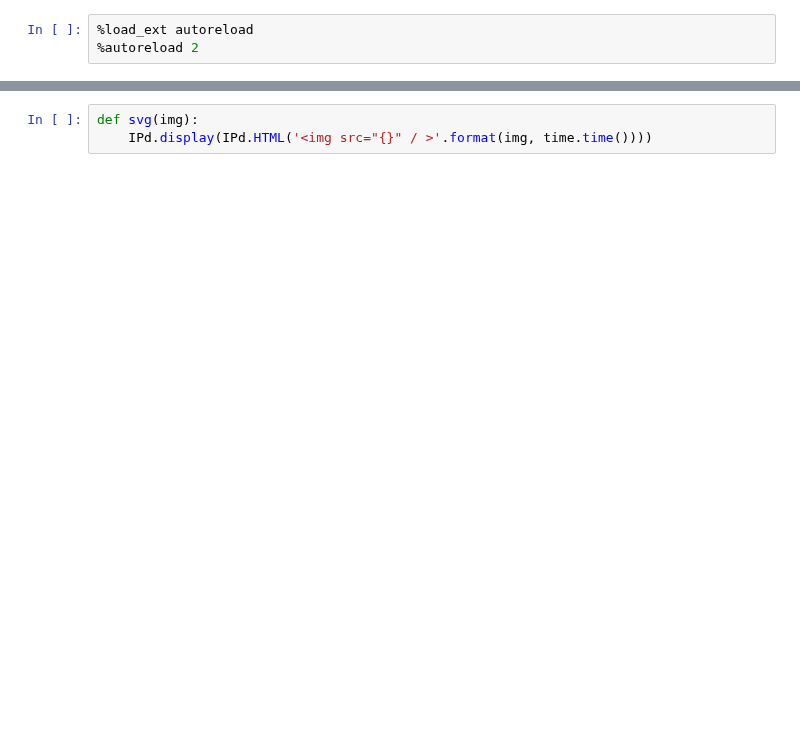
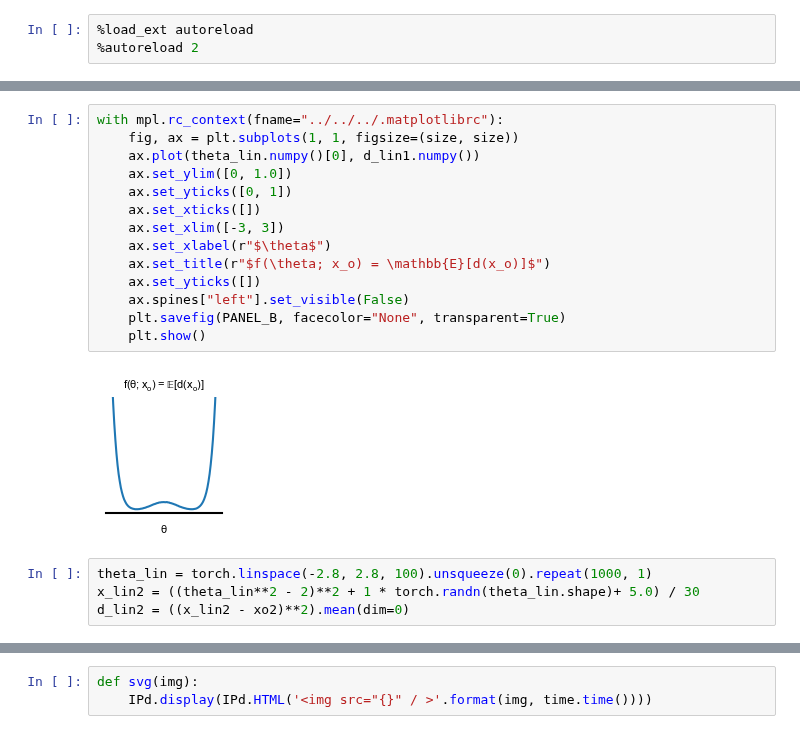
Before and after one commit to mackelab/neuralgbi, a Jupyter notebook: paper/fig1/notebooks/01_build_figure.ipynb, the cells around one changed output, grey strips where cells are left out. Saved outputs shown, nothing was run; the diff lists cells and outputs as text; blank space fills up the shorter version.

```diff
--- a/paper/fig1/notebooks/01_build_figure.ipynb
+++ b/paper/fig1/notebooks/01_build_figure.ipynb
@@ -18,0 +55,20 @@ with mpl.rc_context(fname="../../../.matplotlibrc"):
+# %%
+with mpl.rc_context(fname="../../../.matplotlibrc"):
+    fig, ax = plt.subplots(1, 1, figsize=(size, size))
+    ax.plot(theta_lin.numpy()[0], d_lin1.numpy())
+    ax.set_ylim([0, 1.0])
+    ax.set_yticks([0, 1])
+    ax.set_xticks([])
+    ax.set_xlim([-3, 3])
+    ax.set_xlabel(r"$\theta$")
+    ax.set_title(r"$f(\theta; x_o) = \mathbb{E}[d(x_o)]$")
+    ax.set_yticks([])
+    ax.spines["left"].set_visible(False)
+    plt.savefig(PANEL_B, facecolor="None", transparent=True)
+    plt.show()
+# %% [output]
+[figure, added]
+# %%
+theta_lin = torch.linspace(-2.8, 2.8, 100).unsqueeze(0).repeat(1000, 1)
+x_lin2 = ((theta_lin**2 - 2)**2 + 1 * torch.randn(theta_lin.shape)+ 5.0) / 30
+d_lin2 = ((x_lin2 - xo2)**2).mean(dim=0)
```
Also changed, not shown: parts of 19 cells of this notebook.
